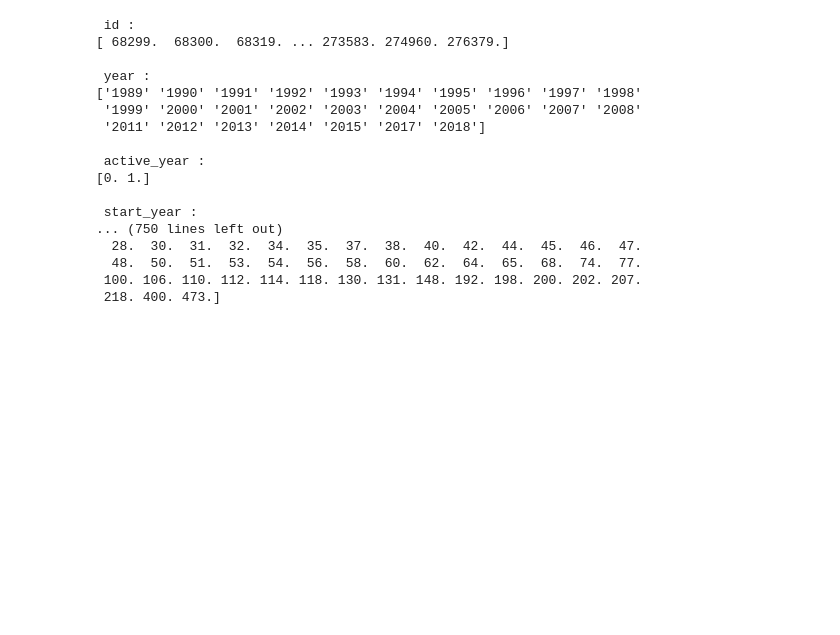
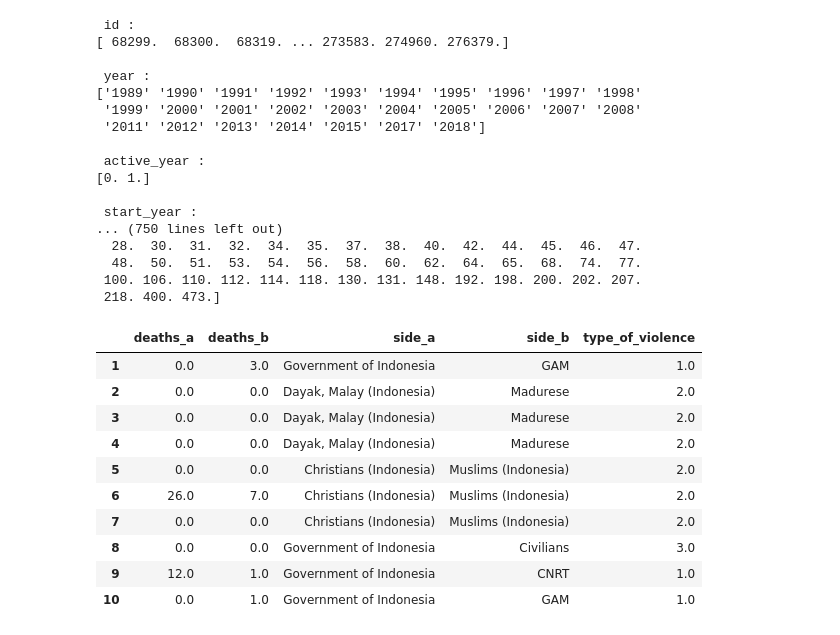
Before and after one commit to radisahussein/DatSciFinalSem5, a Jupyter notebook: finalprojectDS.ipynb, the cells around one changed output. Drawn from its saved outputs; the diff is of its cells as text; code cells hidden in the pictures; blank space fills up the shorter version.

```diff
--- a/finalprojectDS.ipynb
+++ b/finalprojectDS.ipynb
@@ -112,3 +135,21 @@ for c in uniquecolumns:
   48.  50.  51.  53.  54.  56.  58.  60.  62.  64.  65.  68.  74.  77.
  100. 106. 110. 112. 114. 118. 130. 131. 148. 192. 198. 200. 202. 207.
  218. 400. 473.]
+# %%
+final_col = ['deaths_a','deaths_b','side_a','side_b','type_of_violence']
+
+final_df = df[final_col]
+
+final_df.head(10)
+# %% [output]
+|  | deaths_a | deaths_b | side_a | side_b | type_of_violence |
+| 1 | 0.0 | 3.0 | Government of Indonesia | GAM | 1.0 |
+| 2 | 0.0 | 0.0 | Dayak, Malay (Indonesia) | Madurese | 2.0 |
+| 3 | 0.0 | 0.0 | Dayak, Malay (Indonesia) | Madurese | 2.0 |
+| 4 | 0.0 | 0.0 | Dayak, Malay (Indonesia) | Madurese | 2.0 |
+| 5 | 0.0 | 0.0 | Christians (Indonesia) | Muslims (Indonesia) | 2.0 |
+| 6 | 26.0 | 7.0 | Christians (Indonesia) | Muslims (Indonesia) | 2.0 |
+| 7 | 0.0 | 0.0 | Christians (Indonesia) | Muslims (Indonesia) | 2.0 |
+| 8 | 0.0 | 0.0 | Government of Indonesia | Civilians | 3.0 |
+| 9 | 12.0 | 1.0 | Government of Indonesia | CNRT | 1.0 |
+| 10 | 0.0 | 1.0 | Government of Indonesia | GAM | 1.0 |
```
Also changed, not shown: parts of 8 cells of this notebook.
